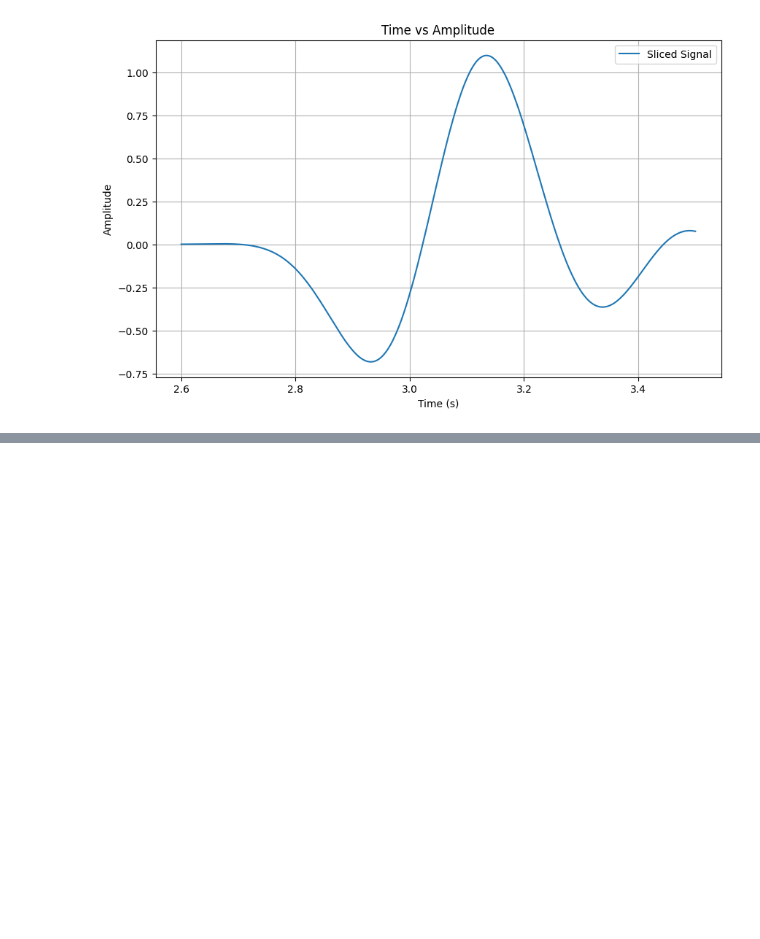
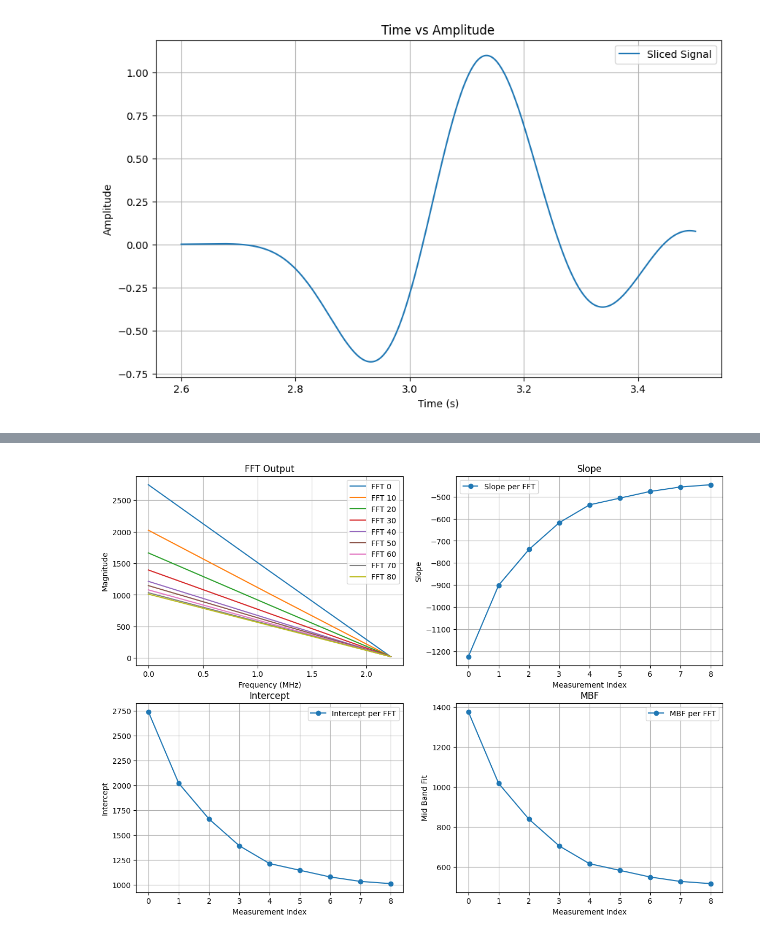
Before and after one commit to JuanpaGaviria/SOH_1D, a Jupyter notebook: src/result_processing/Simulation/Paper/fig 10 QUS/QUS.ipynb, the cells around one changed output, grey strips where cells are left out. Saved outputs shown, nothing was run; the diff lists cells and outputs as text; code cells hidden in the pictures; blank space fills up the shorter version.

```diff
--- a/src/result_processing/Simulation/Paper/fig 10 QUS/QUS.ipynb
+++ b/src/result_processing/Simulation/Paper/fig 10 QUS/QUS.ipynb
@@ -138,0 +305,94 @@ slice_tof(file_path, 1350, 3150, 0.0005, '80')
+# %%
+# Define the range of file indices and the increment
+start, end, step = 0, 81, 10
+
+# Prepare to collect frequency data for plotting
+all_frequencies = []
+all_fft_outputs = []
+all_slopes = []
+all_intercepts = []
+all_mid_band_fits = []
+i_values = []  # List to store 'i' values
+
+os.chdir("./Hanning")
+
+# Prepare to collect frequency data for plotting
+all_frequencies = []
+all_fft_outputs = []
+i = 0
+
+# Use the function
+directory='./'
+npy_files = [f for f in os.listdir(directory) if f.endswith('.npy')]
+npy_files.sort()  # Ordenar archivos alfabéticamente
+num_files = len(npy_files)
+for file in npy_files:
+    signal = np.load(file)
+    frequency, fft_output = fft(signal)
+
+    # Find indices where the frequency is between 0 and 2.5 MHz
+    mask = (frequency >= 0) & (frequency <= 2.5)
+    frequency = frequency[mask]
+    fft_output = fft_output[mask]
+
+    slope, intercept = np.polyfit(frequency, fft_output, 1)
+
+    # Find the Mid Band Fit at 1.25 MHz
+    closest_index = np.abs(frequency - 1.25).argmin()
+    mid_band_fit = fft_output[closest_index]
+
+    # Save the FFT output to a file with only the desired frequency range and fit data
+    np.save(f"fft_{i}_0_2.5MHz", {'frequency': frequency, 'fft_output': fft_output, 'slope': slope, 'intercept': intercept,
+                                     'mid_band_fit': mid_band_fit})
+    print(slope, intercept,mid_band_fit)
+
+    # Collect data for plotting
+    all_frequencies.append(frequency)
+    all_fft_outputs.append(fft_output)
+    all_slopes.append(slope)
+    all_intercepts.append(intercept)
+    all_mid_band_fits.append(mid_band_fit)
+    i_values.append(i)
+    i = i+1
+
+# Plotting all results
+plt.figure(figsize=(14, 10))
+
+# Plot fft_output
+plt.subplot(2, 2, 1)
+for idx, fft_output in enumerate(all_fft_outputs):
+    plt.plot(all_frequencies[idx], fft_output, label=f'FFT {start + idx * step}')
+plt.title('FFT Output')
+plt.xlabel('Frequency (MHz)')
+plt.ylabel('Magnitude')
+plt.legend()
+plt.grid(True)
+
+# Plot slopes
+plt.subplot(2, 2, 2)
+plt.plot(i_values, all_slopes, '-o', label='Slope per FFT')
+plt.title('Slope')
+plt.xlabel('Measurement Index')
+plt.ylabel('Slope')
+plt.legend()
+plt.grid(True)
+
+# Plot intercepts
+plt.subplot(2, 2, 3)
+plt.plot(i_values, all_intercepts, '-o', label='Intercept per FFT')
+plt.title('Intercept')
+plt.xlabel('Measurement Index')
+plt.ylabel('Intercept')
+plt.legend()
+plt.grid(True)
+
+# Plot Mid Band Fit
+plt.subplot(2, 2, 4)
+plt.plot(i_values, all_mid_band_fits, '-o', label='MBF per FFT')
+plt.title('MBF')
+plt.xlabel('Measurement Index')
+plt.ylabel('Mid Band Fit')
+plt.legend()
+plt.grid(True)
+os.chdir("../")
+# %% [output]
@@ -139,3 +408,4 @@ slice_tof(file_path, 1350, 3150, 0.0005, '80')
+[figure, added]
 # %%
 import numpy as np
 
```
Also changed, not shown: parts of 15 cells of this notebook, 2 other files.
